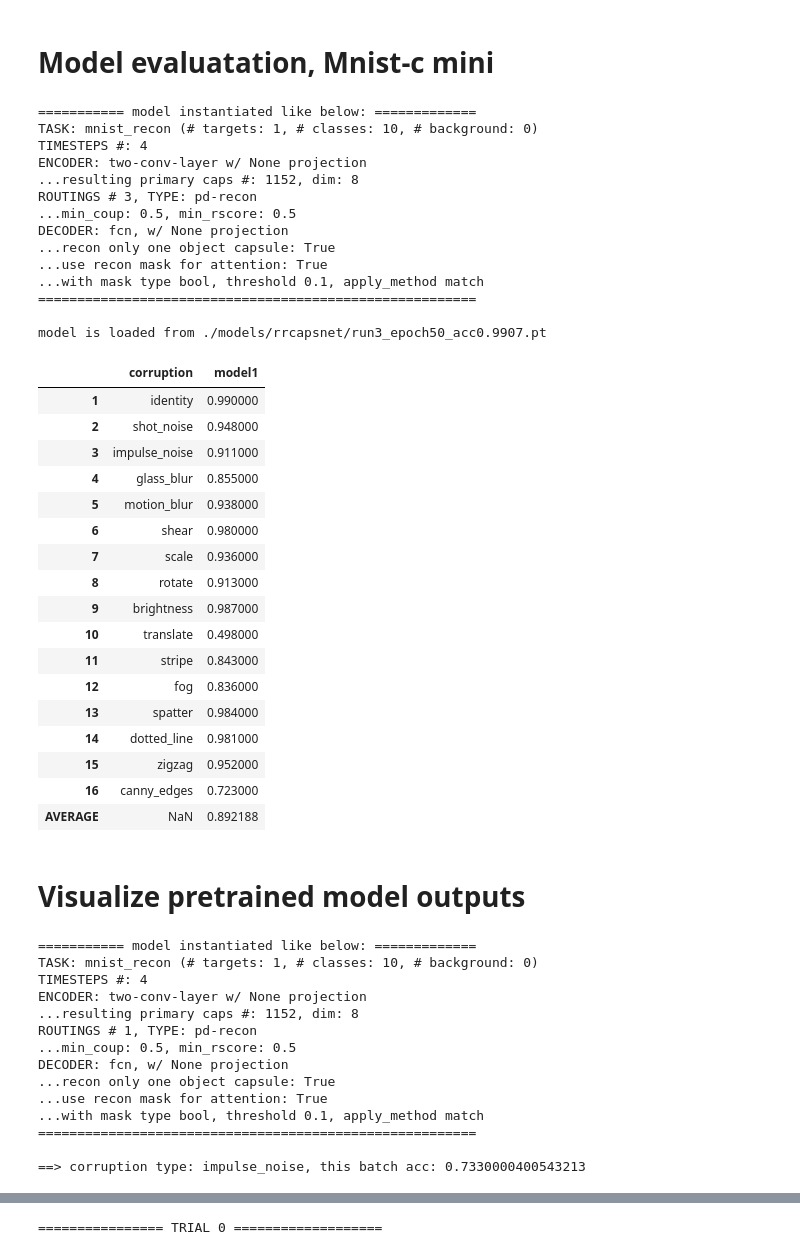
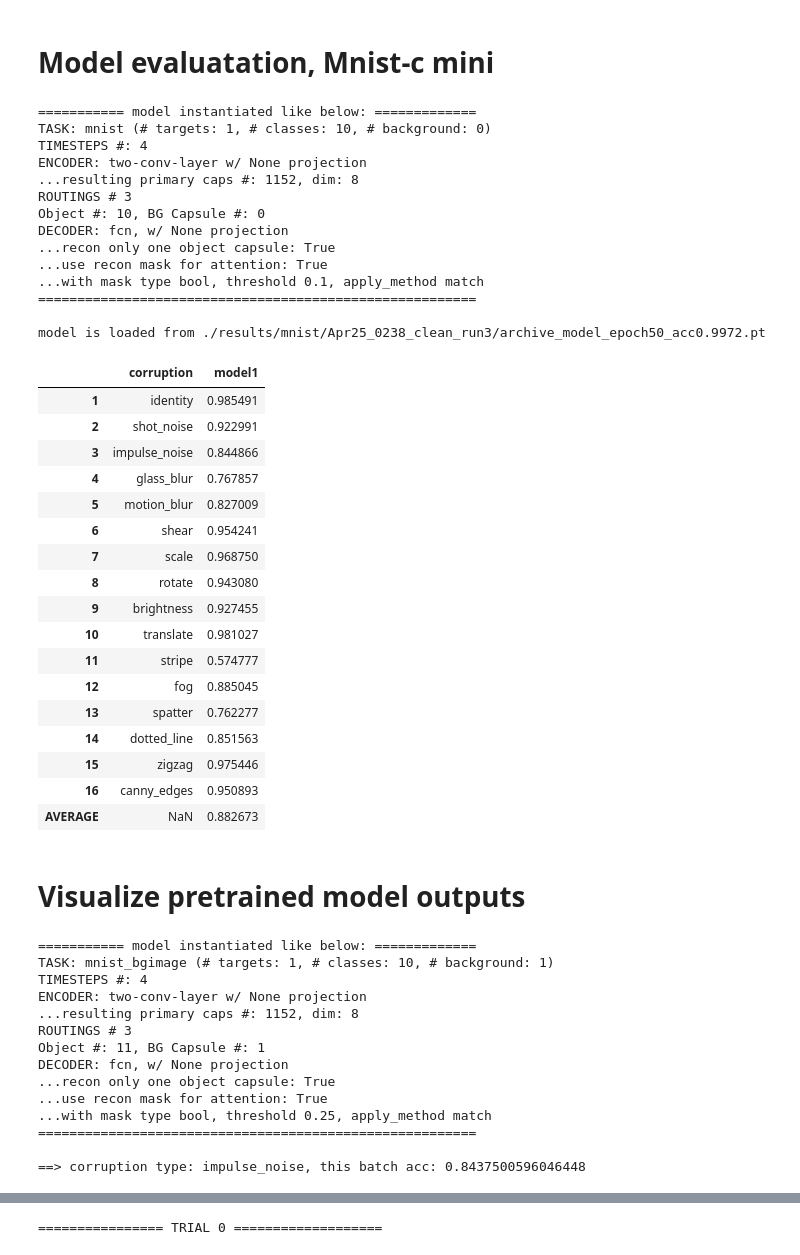
Before and after one commit to ahnchive/ORA-recognition, a Jupyter notebook: eval_rrcapsnet_original.ipynb, the cells around one changed output, grey strips where cells are left out. Cells and saved outputs as stored; diff of their text form; code cells hidden in the pictures.

```diff
--- a/eval_rrcapsnet_original.ipynb
+++ b/eval_rrcapsnet_original.ipynb
@@ -626,7 +623,7 @@ task='mnist_c_mini'
 train=False #train or test dataset
 print_args=False
 args_to_update = {'device':DEVICE, 'batch_size':BATCHSIZE,
-                 'time_steps': 4, 'routings': 3, 'routing_type': 'pd-recon', #'original'
+                 'time_steps': 4, 'routings': 3, #'routing_type': 'pd-recon', #'original'
                  'min_coup': 0.5, 'min_rscore': 0.5, 'mask_threshold': 0.1}
 
 modellist = [
@@ -645,7 +642,7 @@ modellist = [
 ## cnn style encoder
 # './models/rrcapsnet/run1_epoch50_acc0.9917.pt',
 # './models/rrcapsnet/run2_epoch50_acc0.9915.pt',
-'./models/rrcapsnet/run3_epoch50_acc0.9907.pt',
+# './models/rrcapsnet/run3_epoch50_acc0.9907.pt',
 # './models/rrcapsnet/run4_epoch50_acc0.9905.pt',
 # './models/rrcapsnet/run5_epoch50_acc0.9907.pt',
 
@@ -655,6 +652,16 @@ modellist = [
 # './results/mnist/Mar21_1116_run3_capsnetstyle/archive_model_epoch50_acc0.9828.pt',
 # './results/mnist/Mar21_1207_run4_capsnetstyle/archive_model_epoch50_acc0.9818.pt',
 
+## test on clean mnist
+# './results/mnist/Apr25_0202_clean_run1/archive_model_epoch50_acc0.9973.pt',
+# './results/mnist/Apr25_0220_clean_run2/archive_model_epoch50_acc0.9976.pt',
+'./results/mnist/Apr25_0238_clean_run3/archive_model_epoch50_acc0.9972.pt',
+# './results/mnist/Apr25_0255_clean_run4/archive_model_epoch50_acc0.9971.pt',
+# './results/mnist/Apr25_0313_clean_run5/archive_model_epoch50_acc0.9976.pt'
+
+# test on background image
+# './results/mnist/Apr26_1759_test/archive_model_epoch30_acc0.7484.pt'
+#  './results/mnist/Apr26_1759_test/archive_model_epoch50_acc0.7515.pt'
 ]
 
 
@@ -670,54 +677,54 @@ for i, load_model_path in enumerate(modellist):
         df['corruption'] = CORRUPTION_TYPES
         accs = []
         for corruption in CORRUPTION_TYPES:
             x, gtx, y, acc_all, objcaps_len_step, x_recon_step = \
             evaluate_model_on_mnistc_mini(corruption, model, args, train, verbose=False, save_hooks=False)
             accs.append(acc_all.mean().item())
 
 
 
     else:
         accs = evaluate_on_batch(task, 1, model, args, train, verbose=False, onlyacc=True)
 
     df[f'model{i+1}'] =accs
 
 df.index = np.arange(1, len(df)+1)
 df.loc['AVERAGE'] = df.mean()
 
 df
 # %% [output]
 =========== model instantiated like below: =============
-TASK: mnist_recon (# targets: 1, # classes: 10, # background: 0)
+TASK: mnist (# targets: 1, # classes: 10, # background: 0)
 TIMESTEPS #: 4
 ENCODER: two-conv-layer w/ None projection
 ...resulting primary caps #: 1152, dim: 8
-ROUTINGS # 3, TYPE: pd-recon
-...min_coup: 0.5, min_rscore: 0.5
+ROUTINGS # 3
+Object #: 10, BG Capsule #: 0
 DECODER: fcn, w/ None projection
 ...recon only one object capsule: True
 ...use recon mask for attention: True
 ...with mask type bool, threshold 0.1, apply_method match
 ========================================================
 
-model is loaded from ./models/rrcapsnet/run3_epoch50_acc0.9907.pt
+model is loaded from ./results/mnist/Apr25_0238_clean_run3/archive_model_epoch50_acc0.9972.pt
 |  | corruption | model1 |
-| 1 | identity | 0.990000 |
-| 2 | shot_noise | 0.948000 |
-| 3 | impulse_noise | 0.911000 |
-| 4 | glass_blur | 0.855000 |
-| 5 | motion_blur | 0.938000 |
-| 6 | shear | 0.980000 |
-| 7 | scale | 0.936000 |
-| 8 | rotate | 0.913000 |
-| 9 | brightness | 0.987000 |
-| 10 | translate | 0.498000 |
-| 11 | stripe | 0.843000 |
-| 12 | fog | 0.836000 |
-| 13 | spatter | 0.984000 |
-| 14 | dotted_line | 0.981000 |
-| 15 | zigzag | 0.952000 |
-| 16 | canny_edges | 0.723000 |
-| AVERAGE | NaN | 0.892188 |
+| 1 | identity | 0.985491 |
+| 2 | shot_noise | 0.922991 |
+| 3 | impulse_noise | 0.844866 |
+| 4 | glass_blur | 0.767857 |
+| 5 | motion_blur | 0.827009 |
+| 6 | shear | 0.954241 |
+| 7 | scale | 0.968750 |
+| 8 | rotate | 0.943080 |
+| 9 | brightness | 0.927455 |
+| 10 | translate | 0.981027 |
+| 11 | stripe | 0.574777 |
+| 12 | fog | 0.885045 |
+| 13 | spatter | 0.762277 |
+| 14 | dotted_line | 0.851563 |
+| 15 | zigzag | 0.975446 |
+| 16 | canny_edges | 0.950893 |
+| AVERAGE | NaN | 0.882673 |
 # %% [markdown]
 # Visualize pretrained model outputs
 # %%
@@ -732,11 +739,12 @@ print_args=False
 
 # load model
 args_to_update = {'device':DEVICE, 'batch_size':BATCHSIZE,
-                 'time_steps': 4, 'routings': 1, 'routing_type': 'pd-recon', #'original'
-                 'min_coup': 0.5, 'min_rscore': 0.5, 'mask_threshold': 0.1}
+                 'time_steps': 4, 'routings': 3, #'routing_type': 'pd-recon', #'original'
+                 'min_coup': 0.5, 'min_rscore': 0.5, 'mask_threshold': 0.25}
 
 load_model_path = './models/rrcapsnet/run3_epoch50_acc0.9907.pt'
-
+load_model_path ='./results/mnist/Apr25_0111_recon_step1_routing1_seed3/archive_model_epoch50_acc0.9916.pt'
+load_model_path = './results/mnist/Apr26_1759_test/archive_model_epoch50_acc0.7515.pt'
 
 args = load_args(load_model_path, args_to_update, print_args)
 model = load_model(args)
@@ -786,19 +794,19 @@ nstep, pred_model, acc_model_check = get_nstep(objcaps_len_step_narrow, y_hot)
 assert round(acc_model.mean().item(), 4) == round(acc_model_check.float().mean().item(), 4)
 # %% [output]
 =========== model instantiated like below: =============
-TASK: mnist_recon (# targets: 1, # classes: 10, # background: 0)
+TASK: mnist_bgimage (# targets: 1, # classes: 10, # background: 1)
 TIMESTEPS #: 4
 ENCODER: two-conv-layer w/ None projection
 ...resulting primary caps #: 1152, dim: 8
-ROUTINGS # 1, TYPE: pd-recon
-...min_coup: 0.5, min_rscore: 0.5
+ROUTINGS # 3
+Object #: 11, BG Capsule #: 1
 DECODER: fcn, w/ None projection
 ...recon only one object capsule: True
 ...use recon mask for attention: True
-...with mask type bool, threshold 0.1, apply_method match
+...with mask type bool, threshold 0.25, apply_method match
 ========================================================
 
-==> corruption type: impulse_noise, this batch acc: 0.7330000400543213
+==> corruption type: impulse_noise, this batch acc: 0.8437500596046448
 # %%
 ############################################
 # if compare with cnn results
```
Also changed, not shown: parts of 5 cells of this notebook, 11 other files.
